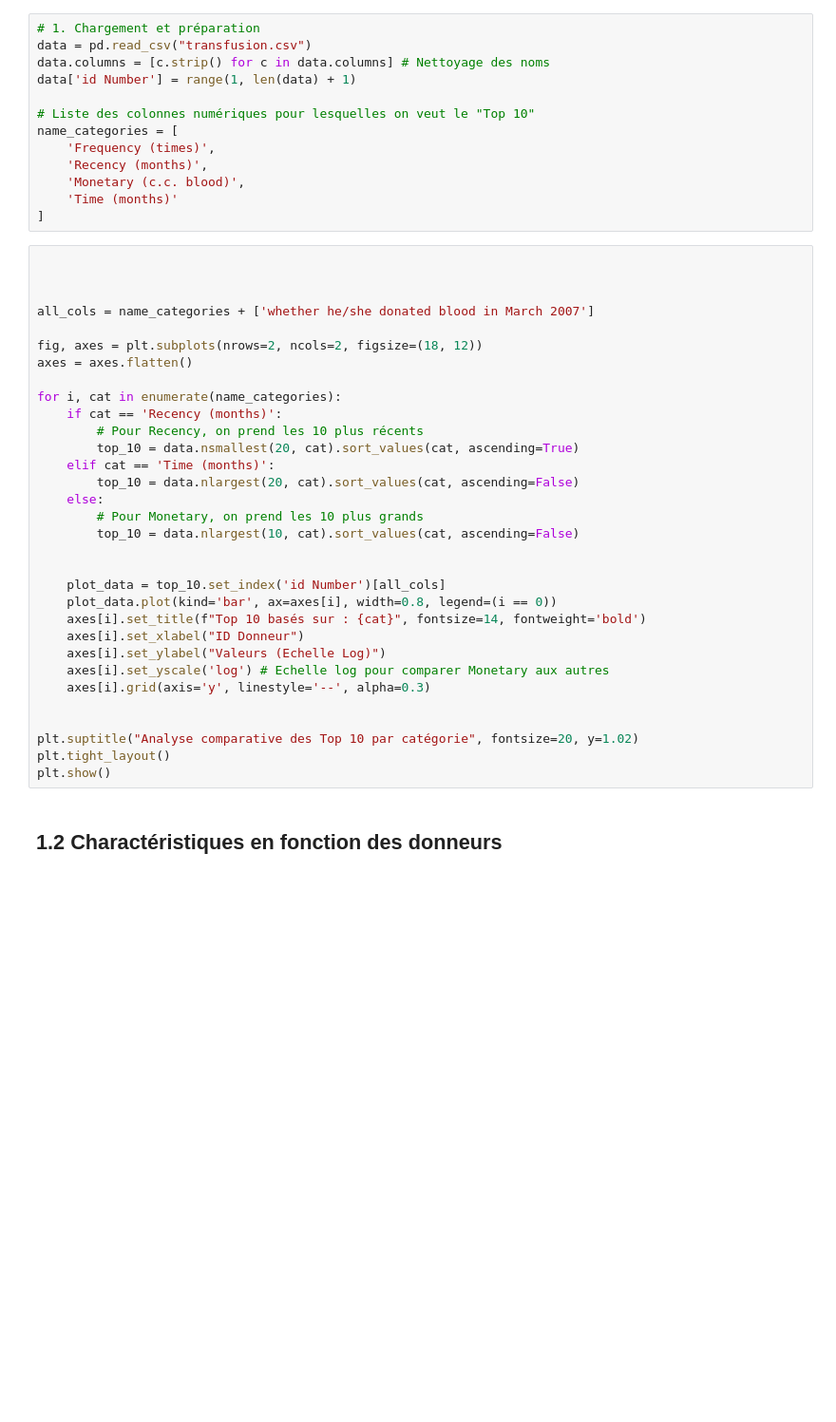
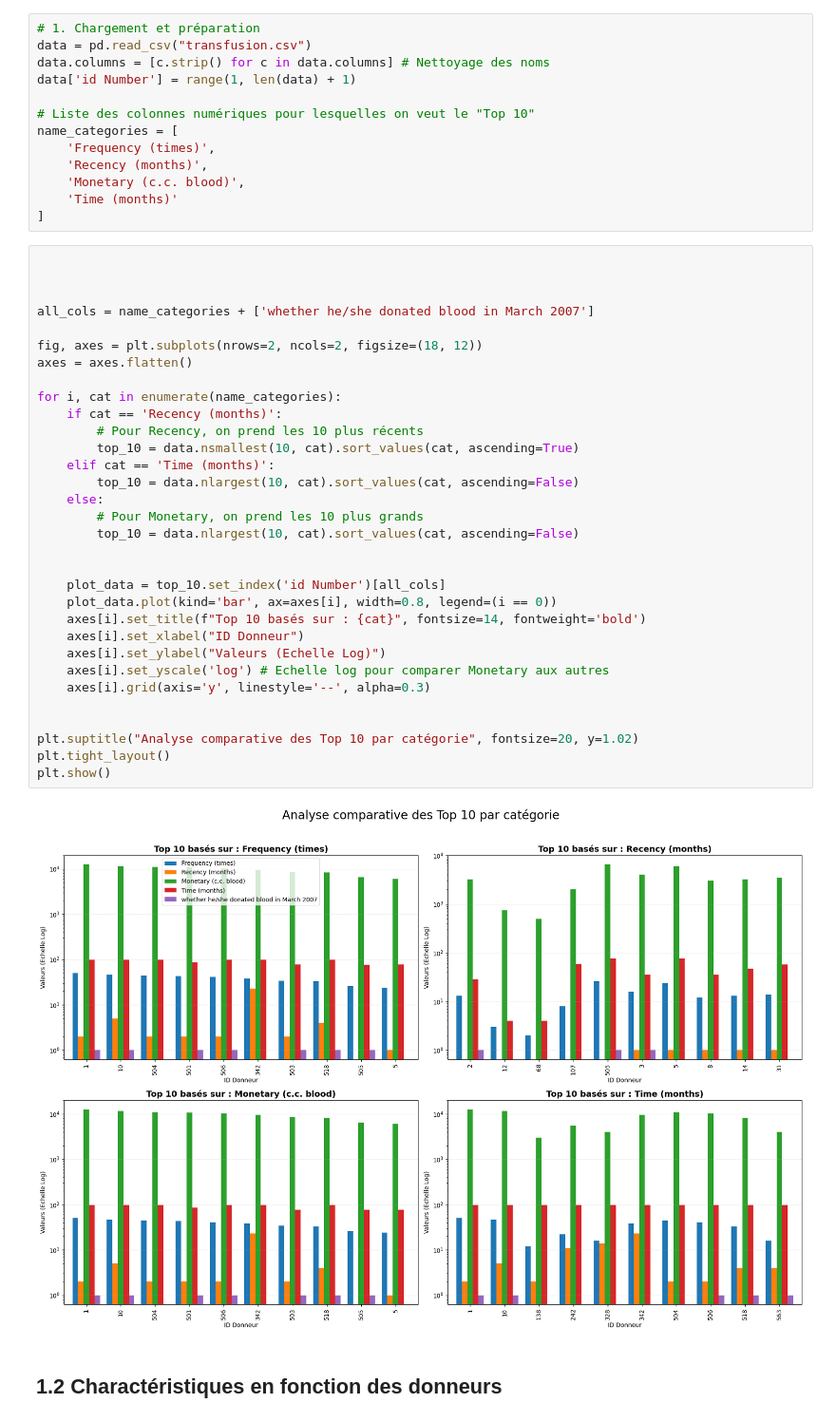
Before and after one commit to hugopgs/Application_Informatique_Quantique, a Jupyter notebook: Projet Noté/Projet.ipynb, the cells around one changed output. Shown at 95% size. Drawn from its saved outputs; the diff is of its cells as text; blank space fills up the shorter version.

```diff
--- a/Projet Noté/Projet.ipynb
+++ b/Projet Noté/Projet.ipynb
@@ -64,35 +64,37 @@ name_categories = [
 # %%
 
 
 
 all_cols = name_categories + ['whether he/she donated blood in March 2007']
 
 fig, axes = plt.subplots(nrows=2, ncols=2, figsize=(18, 12))
 axes = axes.flatten()
 
 for i, cat in enumerate(name_categories):
     if cat == 'Recency (months)':
         # Pour Recency, on prend les 10 plus récents
-        top_10 = data.nsmallest(20, cat).sort_values(cat, ascending=True)
+        top_10 = data.nsmallest(10, cat).sort_values(cat, ascending=True)
     elif cat == 'Time (months)':
-        top_10 = data.nlargest(20, cat).sort_values(cat, ascending=False)
+        top_10 = data.nlargest(10, cat).sort_values(cat, ascending=False)
     else:
         # Pour Monetary, on prend les 10 plus grands
         top_10 = data.nlargest(10, cat).sort_values(cat, ascending=False)
 
 
     plot_data = top_10.set_index('id Number')[all_cols]
     plot_data.plot(kind='bar', ax=axes[i], width=0.8, legend=(i == 0))
     axes[i].set_title(f"Top 10 basés sur : {cat}", fontsize=14, fontweight='bold')
     axes[i].set_xlabel("ID Donneur")
     axes[i].set_ylabel("Valeurs (Echelle Log)")
     axes[i].set_yscale('log') # Echelle log pour comparer Monetary aux autres
     axes[i].grid(axis='y', linestyle='--', alpha=0.3)
 
 
 plt.suptitle("Analyse comparative des Top 10 par catégorie", fontsize=20, y=1.02)
 plt.tight_layout()
 plt.show()
+# %% [output]
+[figure, added]
 # %% [markdown]
 ## 1.2 Charactéristiques en fonction des donneurs
 # %%
```
Also changed, not shown: parts of 7 cells of this notebook.
